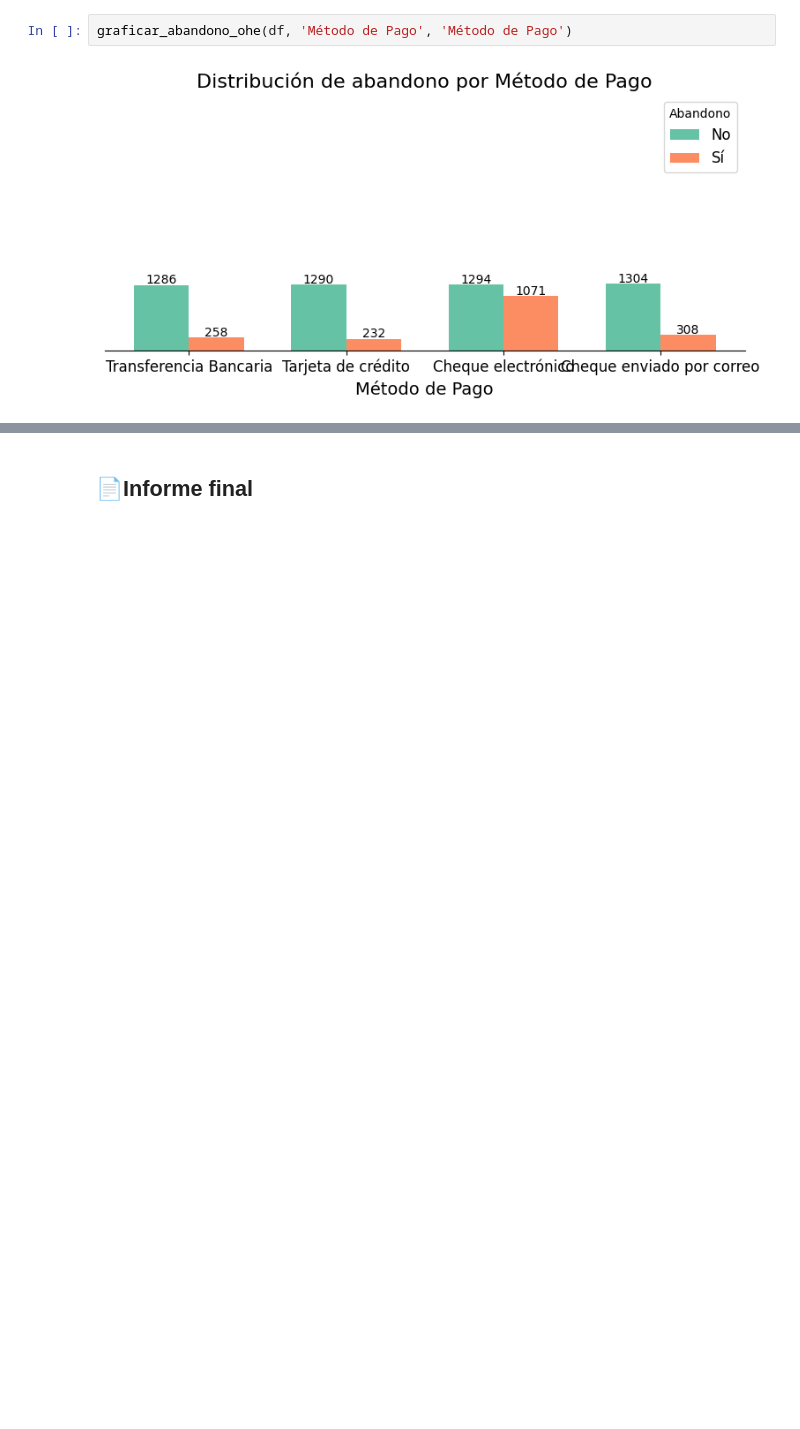
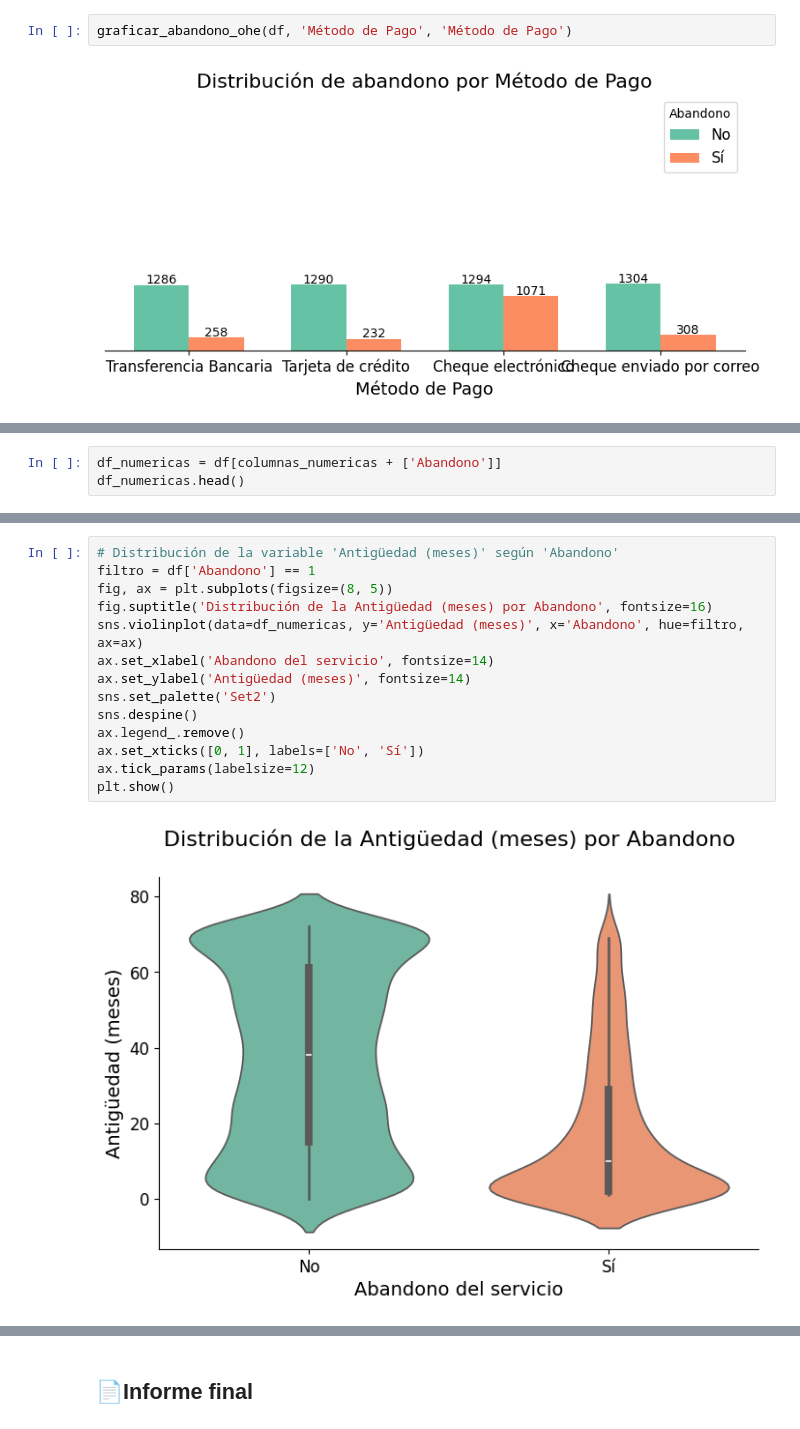
Before and after one commit to IsaiasRVH2/Challenge-Telecom-X, a Jupyter notebook: TelecomX_LATAM.ipynb, the cells around one changed output, grey strips where cells are left out. Cells and saved outputs as stored; diff of their text form; blank space fills up the shorter version.

Commit message:
feat(Carga y análisis): :sparkles: Conteo de evasión por variables numéricas
Se analizo la relación de las variables numéricas con el abandono del servicio con ayuda de gráficos de violín.

```diff
--- a/TelecomX_LATAM.ipynb
+++ b/TelecomX_LATAM.ipynb
@@ -573,0 +576,3 @@ graficar_abandono_ohe(df, 'Método de Pago', 'Método de Pago')
+# %%
+df_numericas = df[columnas_numericas + ['Abandono']]
+df_numericas.head()
@@ -573,0 +586,16 @@ graficar_abandono_ohe(df, 'Método de Pago', 'Método de Pago')
+# %%
+# Distribución de la variable 'Antigüedad (meses)' según 'Abandono'
+filtro = df['Abandono'] == 1
+fig, ax = plt.subplots(figsize=(8, 5))
+fig.suptitle('Distribución de la Antigüedad (meses) por Abandono', fontsize=16)
+sns.violinplot(data=df_numericas, y='Antigüedad (meses)', x='Abandono', hue=filtro, ax=ax)
+ax.set_xlabel('Abandono del servicio', fontsize=14)
+ax.set_ylabel('Antigüedad (meses)', fontsize=14)
+sns.set_palette('Set2')
+sns.despine()
+ax.legend_.remove()
+ax.set_xticks([0, 1], labels=['No', 'Sí'])
+ax.tick_params(labelsize=12)
+plt.show()
+# %% [output]
+[figure, added]
```
Also changed, not shown: parts of 6 cells of this notebook.
